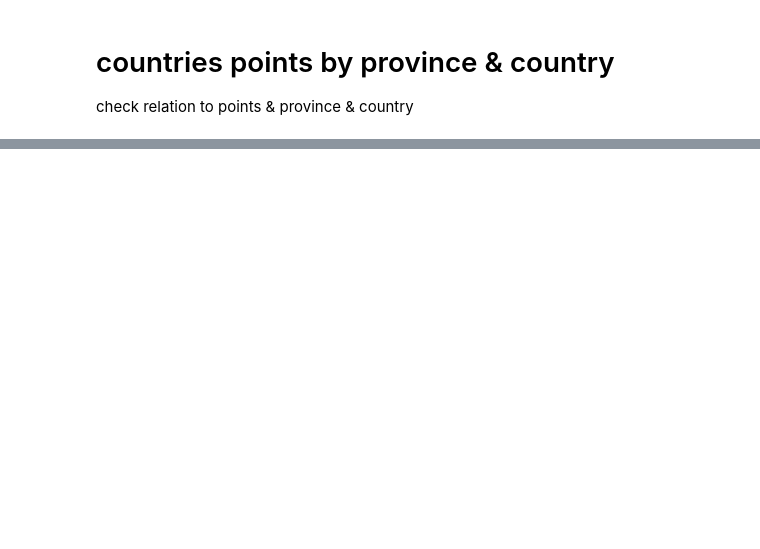
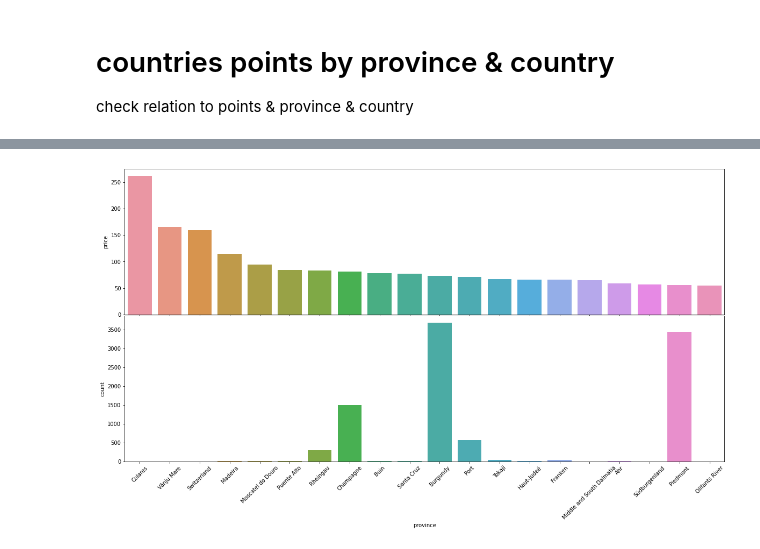
Before and after one commit to jbmarcelino1/WinePredictor, a Jupyter notebook: notebooks/Untitled.ipynb, the cells around one changed output, grey strips where cells are left out. Drawn from its saved outputs; the diff is of its cells as text; code cells hidden in the pictures; blank space fills up the shorter version.

```diff
--- a/notebooks/Untitled.ipynb
+++ b/notebooks/Untitled.ipynb
@@ -227,0 +249,4 @@ for i,v in zip([PRICE,POINTS,PRICE,POINTS],['country','country','province','prov
+# %%
+create_bar_chart('province','price',province)
+# %% [output]
+[figure, added]
```
Also changed, not shown: parts of 27 cells of this notebook, 1 other file.
